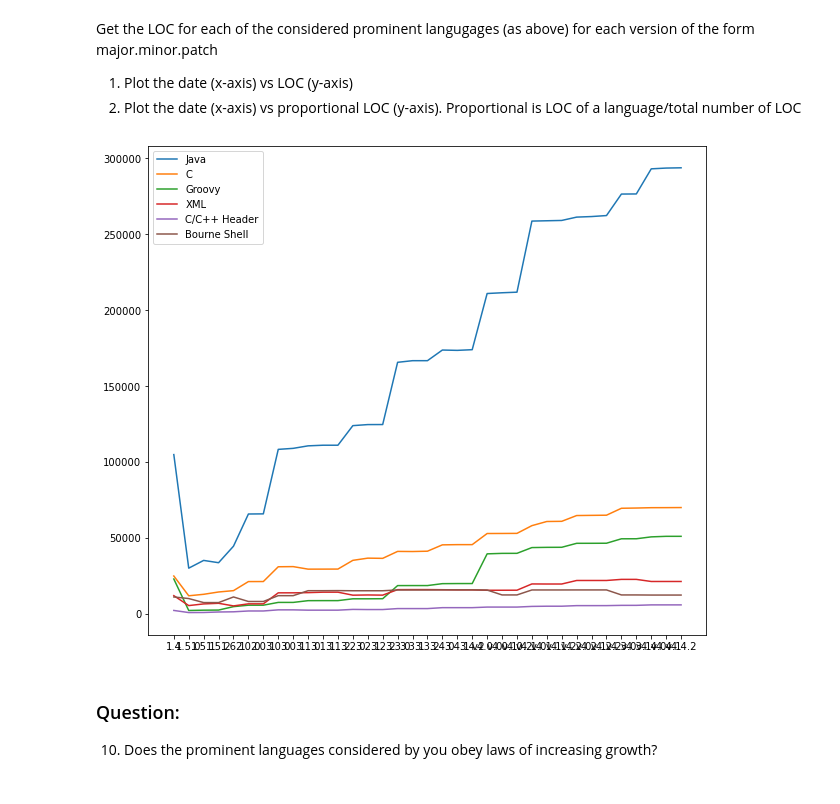
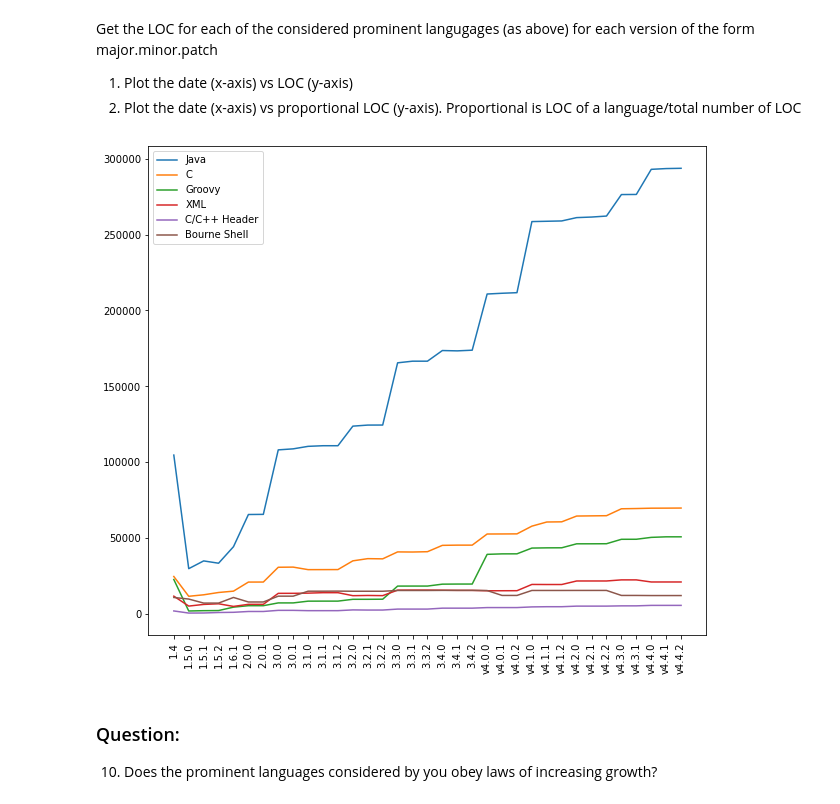
Before and after one commit to Arnaud458/Software_evolution_TP2_2023, a Jupyter notebook: TP2_section2.ipynb, the cells around one changed output. Cells and saved outputs as stored; diff of their text form; code cells hidden in the pictures.

```diff
--- a/TP2_section2.ipynb
+++ b/TP2_section2.ipynb
@@ -309,16 +291,18 @@ for df in dfs:
 # %%
 important_languages=["Java","C","Groovy","XML","C/C++ Header","Bourne Shell"]
 fig, axs = plt.subplots(figsize=(10,9))
 
 
 for lang in important_languages:
     l = [int(df[df['language']==lang]["code"]) for df in dfs]
     axs.plot(major_minor_patch_versions, l)
 
+axs.tick_params('x', labelrotation=90)
+
 plt.legend(important_languages)
 plt.show()
 # %% [output]
-[figure, old version]
+[figure, new version]
 # %% [markdown]
 ### Question:
 10. Does the prominent languages considered by you obey laws of increasing growth?
```
Also changed, not shown: parts of 3 cells of this notebook, 35 other files.
